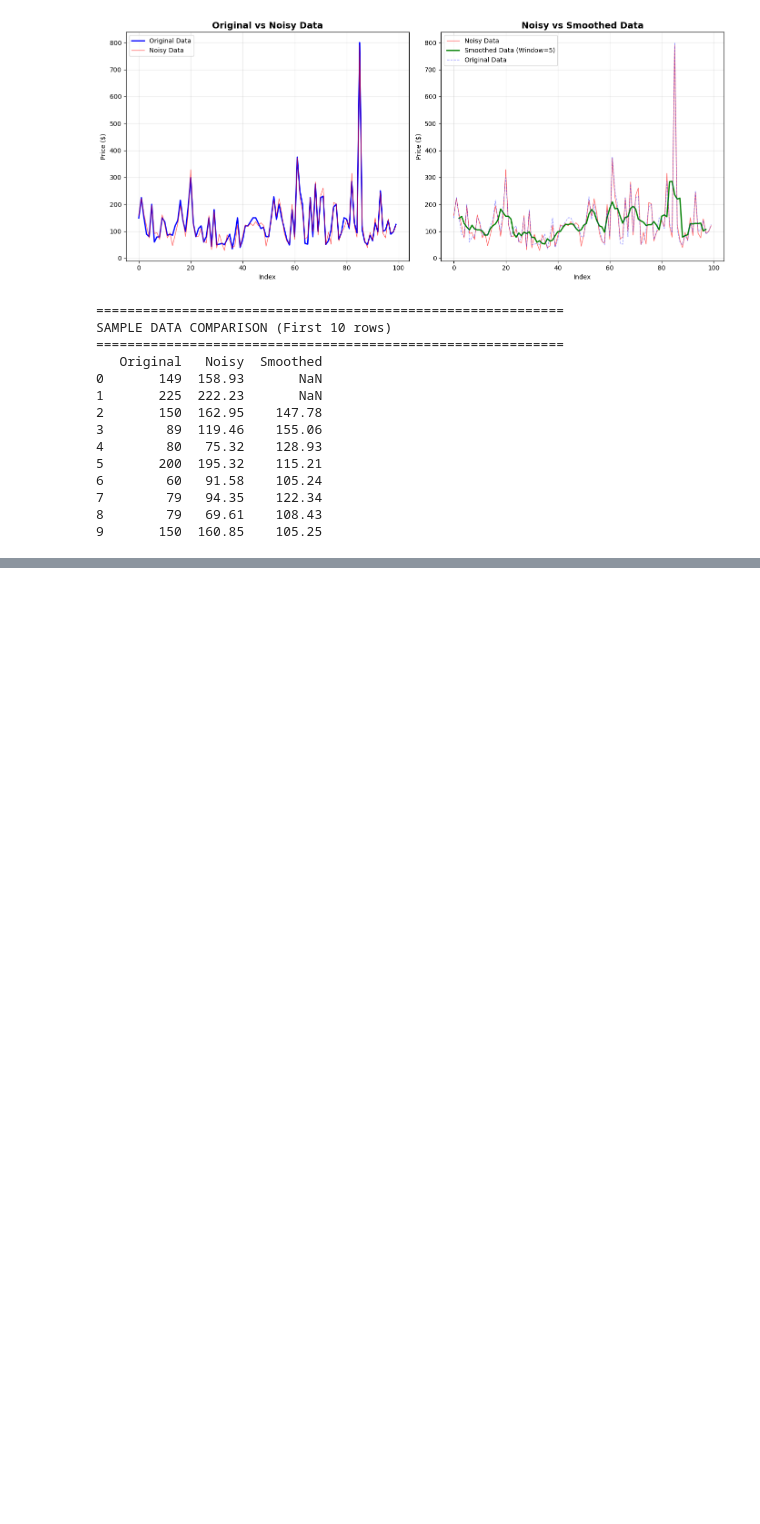
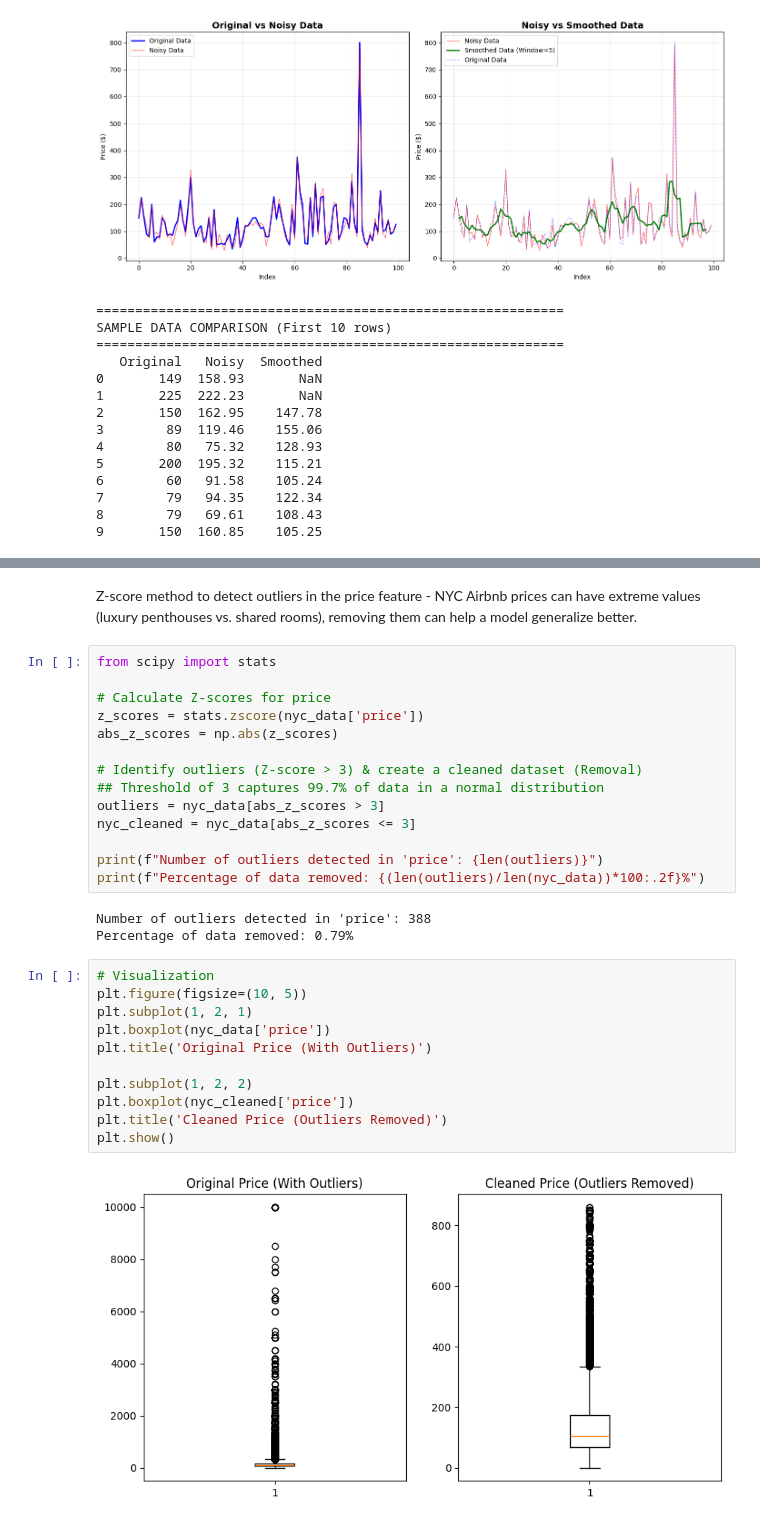
Before and after one commit to Bloodwingv2/Chapter_2_Group_Exercise_1_Data_Preprocessing_on_a_Real_Dataset, a Jupyter notebook: Jupyter Notebook/Chapter_2_Group_Exercise_1_Data_Preprocessing_on_a_Real_Dataset.ipynb, the cells around one changed output, grey strips where cells are left out. Cells and saved outputs as stored; diff of their text form; blank space fills up the shorter version.

Commit message:
Handling Outliers and Feature Selection

```diff
--- a/Jupyter Notebook/Chapter_2_Group_Exercise_1_Data_Preprocessing_on_a_Real_Dataset.ipynb
+++ b/Jupyter Notebook/Chapter_2_Group_Exercise_1_Data_Preprocessing_on_a_Real_Dataset.ipynb
@@ -300,0 +306,32 @@ SAMPLE DATA COMPARISON (First 10 rows)
+# %% [markdown]
+Z-score method to detect outliers in the price feature - NYC Airbnb prices can have extreme values (luxury penthouses vs. shared rooms), removing them can help a model generalize better.
+# %%
+from scipy import stats
+
+# Calculate Z-scores for price
+z_scores = stats.zscore(nyc_data['price'])
+abs_z_scores = np.abs(z_scores)
+
+# Identify outliers (Z-score > 3) & create a cleaned dataset (Removal)
+## Threshold of 3 captures 99.7% of data in a normal distribution
+outliers = nyc_data[abs_z_scores > 3]
+nyc_cleaned = nyc_data[abs_z_scores <= 3]
+
+print(f"Number of outliers detected in 'price': {len(outliers)}")
+print(f"Percentage of data removed: {(len(outliers)/len(nyc_data))*100:.2f}%")
+# %% [output]
+Number of outliers detected in 'price': 388
+Percentage of data removed: 0.79%
+# %%
+# Visualization
+plt.figure(figsize=(10, 5))
+plt.subplot(1, 2, 1)
+plt.boxplot(nyc_data['price'])
+plt.title('Original Price (With Outliers)')
+
+plt.subplot(1, 2, 2)
+plt.boxplot(nyc_cleaned['price'])
+plt.title('Cleaned Price (Outliers Removed)')
+plt.show()
+# %% [output]
+[figure, added]
```
Also changed, not shown: parts of 5 cells of this notebook.
